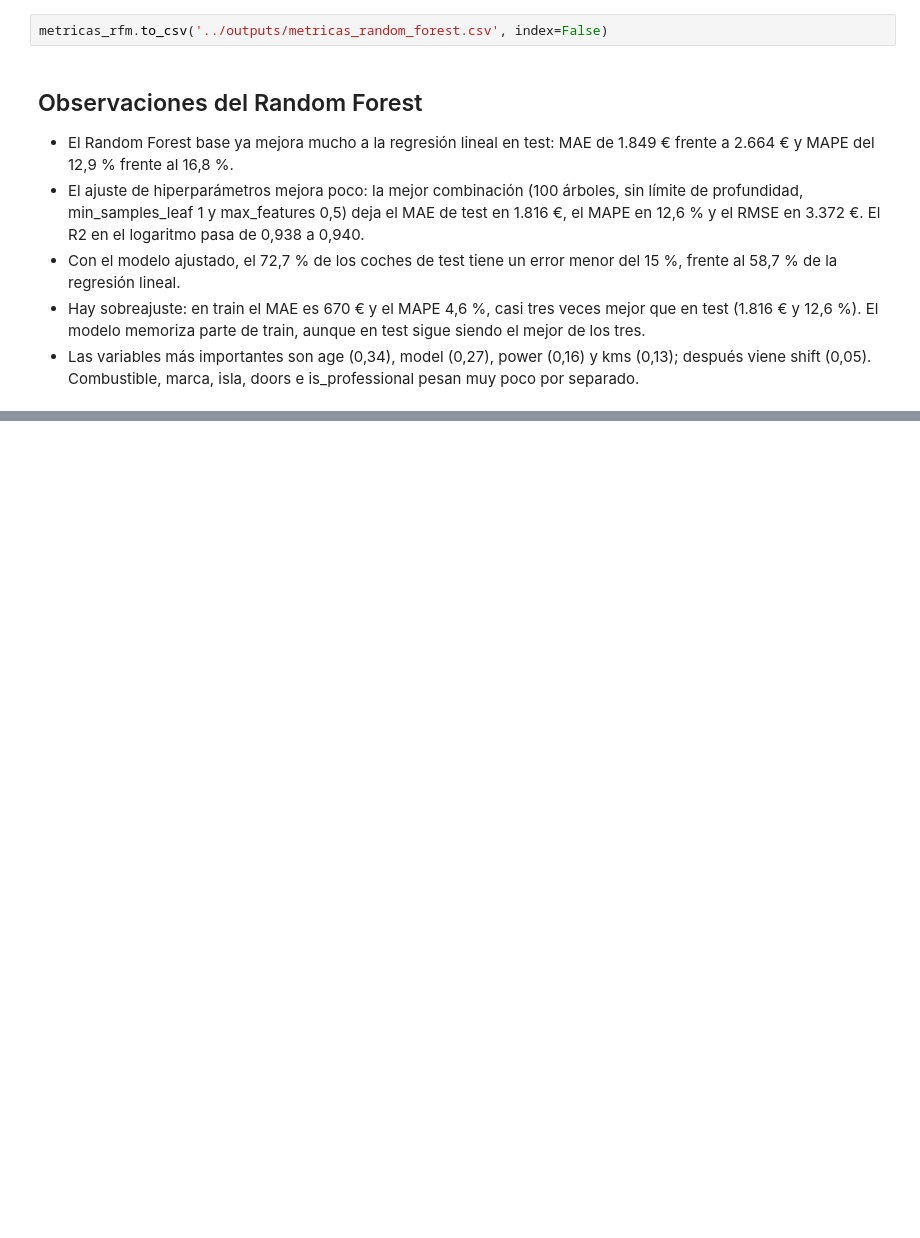
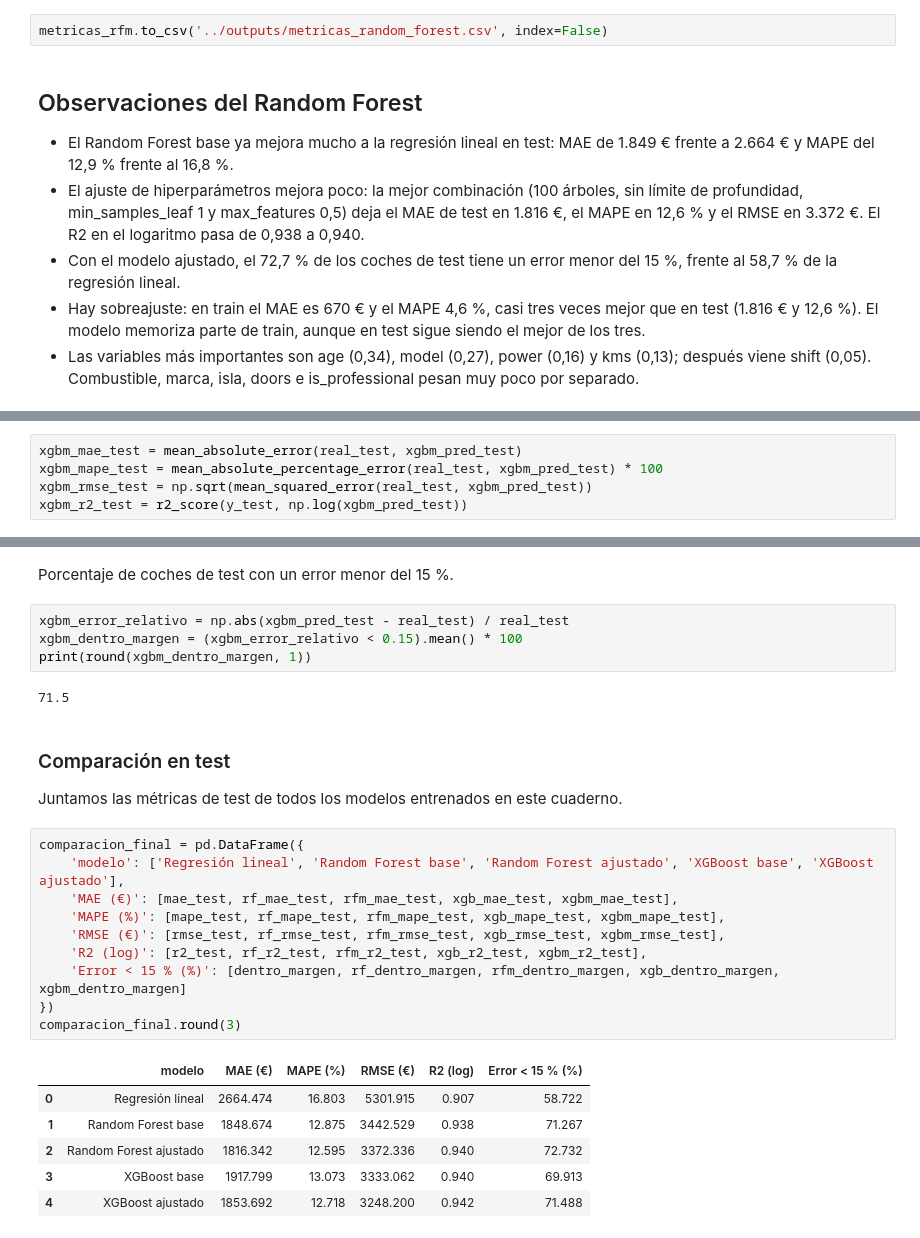
Before and after one commit to rusamen86/tfm-p1-precio-coches, a Jupyter notebook: notebooks/04_modelado.ipynb, the cells around one changed output, grey strips where cells are left out. Drawn from its saved outputs; the diff is of its cells as text; blank space fills up the shorter version.

```diff
--- a/notebooks/04_modelado.ipynb
+++ b/notebooks/04_modelado.ipynb
@@ -388,0 +519,5 @@ metricas_rfm.to_csv('../outputs/metricas_random_forest.csv', index=False)
+# %%
+xgbm_mae_test = mean_absolute_error(real_test, xgbm_pred_test)
+xgbm_mape_test = mean_absolute_percentage_error(real_test, xgbm_pred_test) * 100
+xgbm_rmse_test = np.sqrt(mean_squared_error(real_test, xgbm_pred_test))
+xgbm_r2_test = r2_score(y_test, np.log(xgbm_pred_test))
@@ -388,0 +537,29 @@ metricas_rfm.to_csv('../outputs/metricas_random_forest.csv', index=False)
+# %% [markdown]
+Porcentaje de coches de test con un error menor del 15 %.
+# %%
+xgbm_error_relativo = np.abs(xgbm_pred_test - real_test) / real_test
+xgbm_dentro_margen = (xgbm_error_relativo < 0.15).mean() * 100
+print(round(xgbm_dentro_margen, 1))
+# %% [output]
+71.5
+# %% [markdown]
+### Comparación en test
+
+Juntamos las métricas de test de todos los modelos entrenados en este cuaderno.
+# %%
+comparacion_final = pd.DataFrame({
+    'modelo': ['Regresión lineal', 'Random Forest base', 'Random Forest ajustado', 'XGBoost base', 'XGBoost ajustado'],
+    'MAE (€)': [mae_test, rf_mae_test, rfm_mae_test, xgb_mae_test, xgbm_mae_test],
+    'MAPE (%)': [mape_test, rf_mape_test, rfm_mape_test, xgb_mape_test, xgbm_mape_test],
+    'RMSE (€)': [rmse_test, rf_rmse_test, rfm_rmse_test, xgb_rmse_test, xgbm_rmse_test],
+    'R2 (log)': [r2_test, rf_r2_test, rfm_r2_test, xgb_r2_test, xgbm_r2_test],
+    'Error < 15 % (%)': [dentro_margen, rf_dentro_margen, rfm_dentro_margen, xgb_dentro_margen, xgbm_dentro_margen]
+})
+comparacion_final.round(3)
+# %% [output]
+|  | modelo | MAE (€) | MAPE (%) | RMSE (€) | R2 (log) | Error < 15 % (%) |
+| 0 | Regresión lineal | 2664.474 | 16.803 | 5301.915 | 0.907 | 58.722 |
+| 1 | Random Forest base | 1848.674 | 12.875 | 3442.529 | 0.938 | 71.267 |
+| 2 | Random Forest ajustado | 1816.342 | 12.595 | 3372.336 | 0.940 | 72.732 |
+| 3 | XGBoost base | 1917.799 | 13.073 | 3333.062 | 0.940 | 69.913 |
+| 4 | XGBoost ajustado | 1853.692 | 12.718 | 3248.200 | 0.942 | 71.488 |
```
Also changed, not shown: parts of 30 cells of this notebook, 6 other files.
